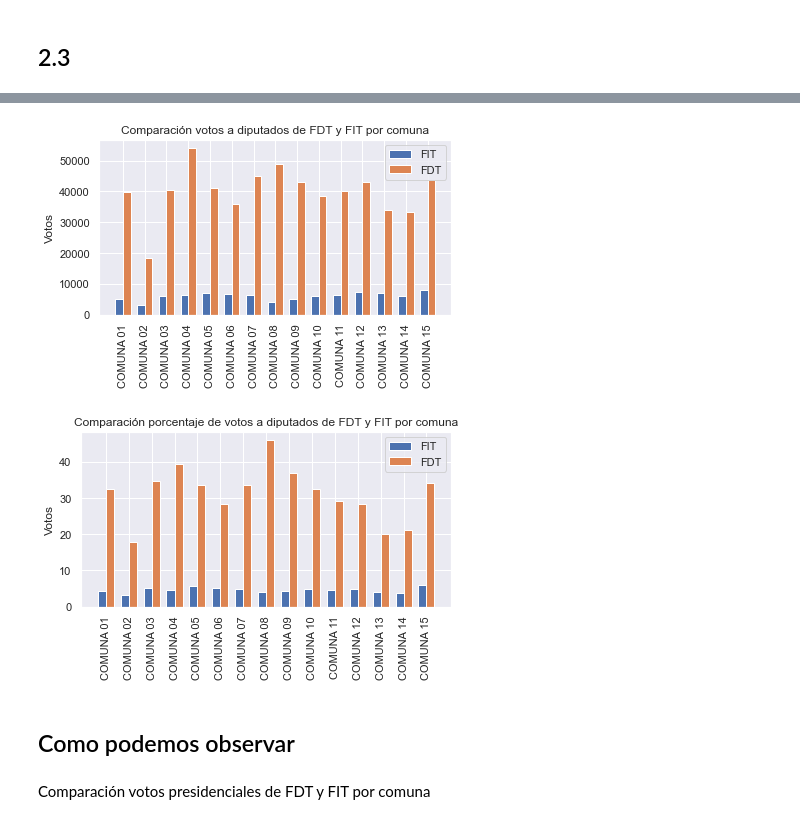
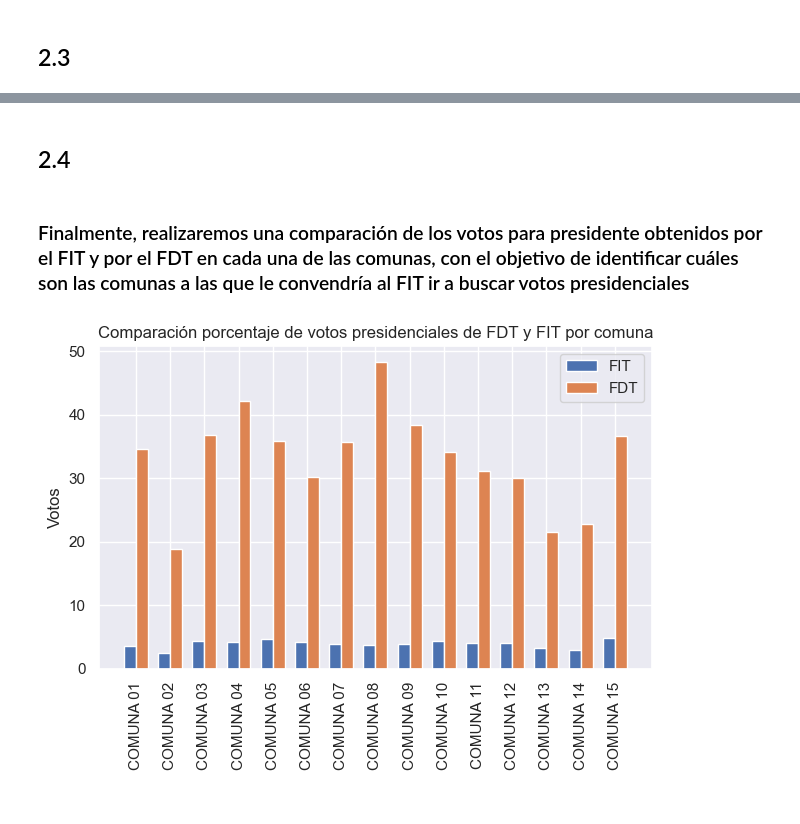
Before and after one commit to LenaSofia/MET4OP, a Jupyter notebook: examenes/TP2/tp2_ej1_Leni_descargado.ipynb, the cells around one changed output, grey strips where cells are left out. Drawn from its saved outputs; the diff is of its cells as text; code cells hidden in the pictures.

```diff
--- a/examenes/TP2/tp2_ej1_Leni_descargado.ipynb
+++ b/examenes/TP2/tp2_ej1_Leni_descargado.ipynb
@@ -621,57 +661,32 @@ comparacion_diferencia_comuna
+# %% [markdown]
+## 2.4
+# %% [markdown]
+### Finalmente, realizaremos una comparación de los votos para presidente obtenidos por el FIT y por el FDT en cada una de las comunas, con el objetivo de identificar cuáles son las comunas a las que le convendría al FIT ir a buscar votos presidenciales
 # %%
-df =  pd.read_csv('Flor/Graficos/distrib_DipNac_comuna.csv')
+#Comparacion porcentaje de votos FIT y FDT por comuna
+df =  pd.read_csv('Flor/Graficos/porcentajes_pres_comuna.csv')
 labels = df["NOMBRE_REGION"]
-fit = df["VOTOS_FIT_DIPNAC"]
-fdt = df["VOTOS_FDT_DIPNAC"]
+fit = df["PORCENTAJE_FIT_PRES"]
+fdt = df["PORCENTAJE_FDT_PRES"]
 
 x = np.arange(len(labels))  # the label locations
 width = 0.35  # the width of the bars
 
 fig, ax = plt.subplots()
 rects1 = ax.bar(x - width/2, fit, width, label='FIT')
 rects2 = ax.bar(x + width/2, fdt, width, label='FDT')
 
 
 ax.set_ylabel('Votos')
-ax.set_title('Comparación votos a diputados de FDT y FIT por comuna')
+ax.set_title('Comparación porcentaje de votos presidenciales de FDT y FIT por comuna')
 ax.set_xticks(x)
 ax.set_xticklabels(labels)
 ax.legend()
 
 plt.xticks(rotation=90)
 
 fig.tight_layout()
 
 plt.show()
-
-
-#Comparacion porcentaje de votos FIT y FDT a diputados por comuna
-df =  pd.read_csv('Flor/Graficos/porcentajes_DipNac_comuna.csv')
-labels = df["NOMBRE_REGION"]
-fit = df["PORCENTAJE_FIT_DIPNAC"]
-fdt = df["PORCENTAJE_FDT_DIPNAC"]
-
-x = np.arange(len(labels))  # the label locations
-width = 0.35  # the width of the bars
-
-fig, ax = plt.subplots()
-rects1 = ax.bar(x - width/2, fit, width, label='FIT')
-rects2 = ax.bar(x + width/2, fdt, width, label='FDT')
-
-
-ax.set_ylabel('Votos')
-ax.set_title('Comparación porcentaje de votos a diputados de FDT y FIT por comuna')
-ax.set_xticks(x)
-ax.set_xticklabels(labels)
-ax.legend()
-
-plt.xticks(rotation=90)
-
-fig.tight_layout()
 # %% [output]
-[figure, old version]
+[figure, new version]
-[figure, removed]
-# %% [markdown]
-## Como podemos observar
-# %% [markdown]
-Comparación votos presidenciales de FDT y FIT por comuna
```
Also changed, not shown: parts of 14 cells of this notebook.
